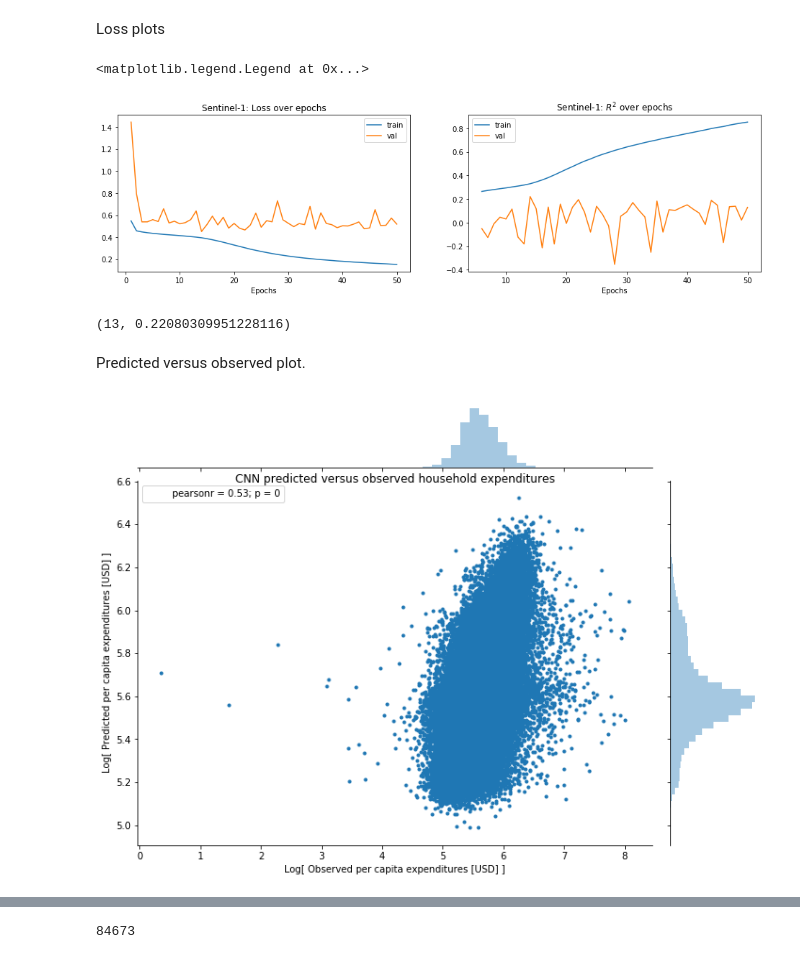
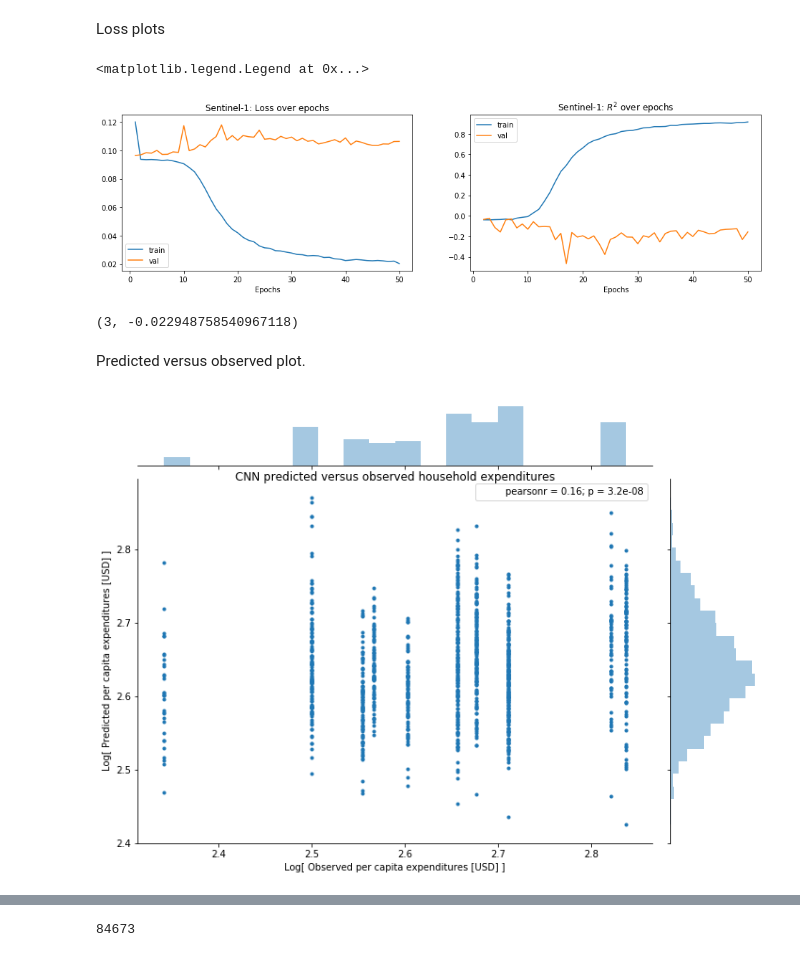
Before and after one commit to chrisyeh96/india-poverty, a Jupyter notebook: notebooks/eval.ipynb, the cells around one changed output, grey strips where cells are left out. Saved outputs shown, nothing was run; the diff lists cells and outputs as text; code cells hidden in the pictures.

```diff
--- a/notebooks/eval.ipynb
+++ b/notebooks/eval.ipynb
@@ -16,7 +15,7 @@ from torchvision import transforms
 from load_dataset import BangladeshDataset, IndiaDataset
 from sklearn import metrics
 # %%
-folder_name = "india_s1_2015"
+folder_name = "bangladesh_s1_2015_l2_1e5"
 sat_type = "Sentinel-1"
 # %% [markdown]
 Loss plots
@@ -31,27 +30,27 @@ rsq = {
 }
 # %%
 N = len(np.array(losses["train"]))
-rsq_cutoff = 5
+rsq_cutoff = 1
 plt.figure(figsize=(16, 4))
 plt.subplot(1, 2, 1)
 plt.plot(np.arange(1, N+1), np.array(losses["train"]), label="train")
 plt.plot(np.arange(1, N+1), np.array(losses["val"]), label="val")
 plt.title("{}: Loss over epochs".format(sat_type))
 plt.xlabel("Epochs")
 plt.legend()
 plt.subplot(1, 2, 2)
 plt.plot(np.arange(rsq_cutoff + 1, len(rsq["train"]) + 1), np.array(rsq["train"])[rsq_cutoff:], label="train")
 plt.plot(np.arange(rsq_cutoff + 1, len(rsq["val"]) + 1), np.array(rsq["val"])[rsq_cutoff:], label="val")
 plt.title("{}: $R^2$ over epochs".format(sat_type))
 plt.xlabel("Epochs")
 plt.legend()
 # %% [output]
 <matplotlib.legend.Legend at 0x...>
-[figure, old version]
+[figure, new version]
 # %%
-np.argmax(rsq["val"]), np.max(rsq["val"])
+np.argmax(rsq["val"]) + 1, np.max(rsq["val"])
 # %% [output]
-(13, 0.22080309951228116)
+(3, -0.022948758540967118)
 # %% [markdown]
 Predicted versus observed plot.
 # %%
@@ -68,7 +67,7 @@ fig.ax_joint.set(ylabel="Log[ Predicted per capita expenditures [USD] ]",
                  xlabel="Log[ Observed per capita expenditures [USD] ]")
 fig.ax_joint.set_title("CNN predicted versus observed household expenditures", y=0.98);
 # %% [output]
-[figure, old version]
+[figure, new version]
 # %%
 fig = sns.jointplot(y_valid[np.logical_and(y_valid > 0, y_pred > 0)],
                     y_pred[np.logical_and(y_valid > 0, y_pred > 0)],
```
Also changed, not shown: parts of 22 cells of this notebook.
